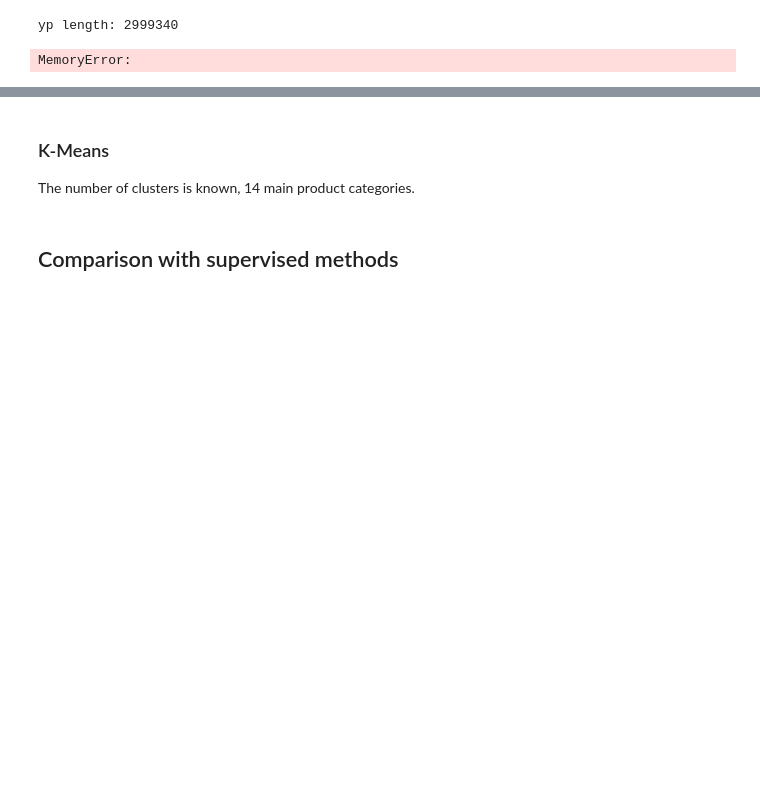
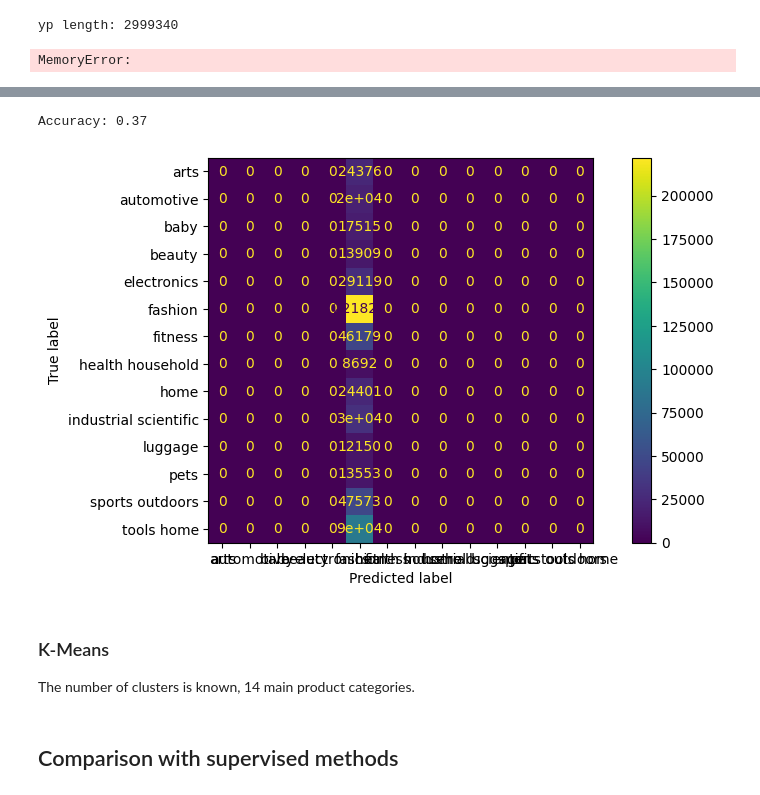
Before and after one commit to NikoKuu/unsupervised-algorithms-in-ml-final, a Jupyter notebook: Unsup_final_nk.ipynb, the cells around one changed output, grey strips where cells are left out. Cells and saved outputs as stored; diff of their text form; code cells hidden in the pictures; blank space fills up the shorter version.

```diff
--- a/Unsup_final_nk.ipynb
+++ b/Unsup_final_nk.ipynb
@@ -470,15 +522,18 @@ plt.show()
 # %%
 # Naive Bayes
 from sklearn.naive_bayes import CategoricalNB
 
-clf = CategoricalNB()
-clf.fit(W_train_clf, y_train_clf)
+clf = CategoricalNB(alpha=0, force_alpha=True)
+clf.fit(yp_train_clf, y_train_clf)
 yhat_test_DT = clf.predict(W_test_clf)
 print('Accuracy:', round(accuracy_score(y_test_clf, yhat_test_DT),3))
 
 fig, ax = plt.subplots(figsize=(10, 5))
 ConfusionMatrixDisplay.from_predictions(y_test_clf, yhat_test_DT, ax=ax)
 plt.show()
+# %% [output]
+Accuracy: 0.37
+[figure, added]
 # %% [markdown]
 ### K-Means
 
```
Also changed, not shown: parts of 10 cells of this notebook.
